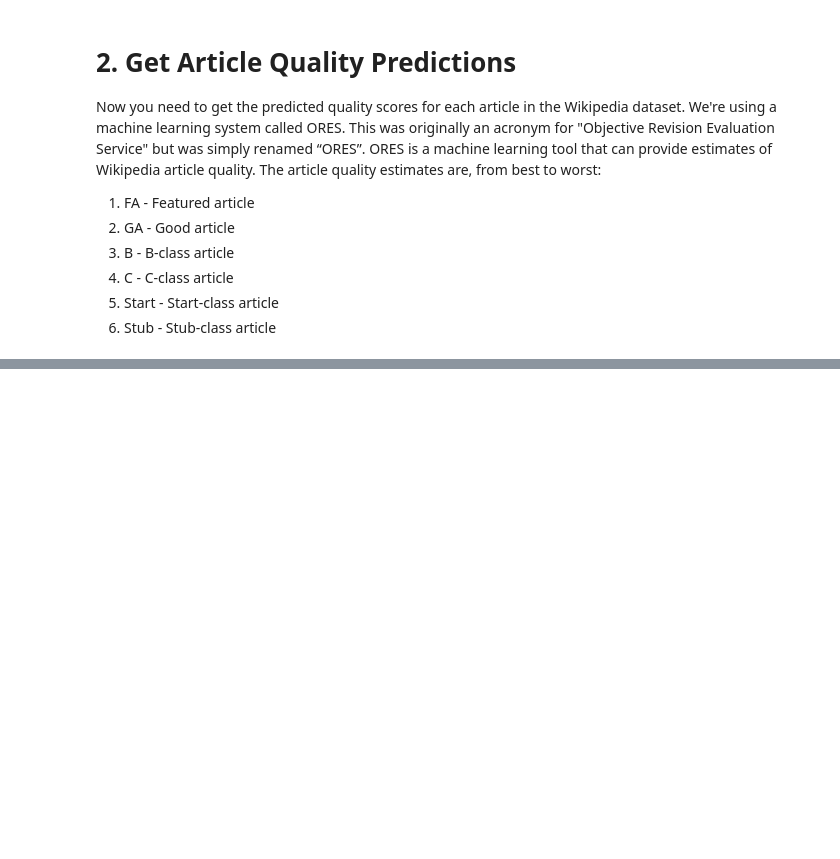
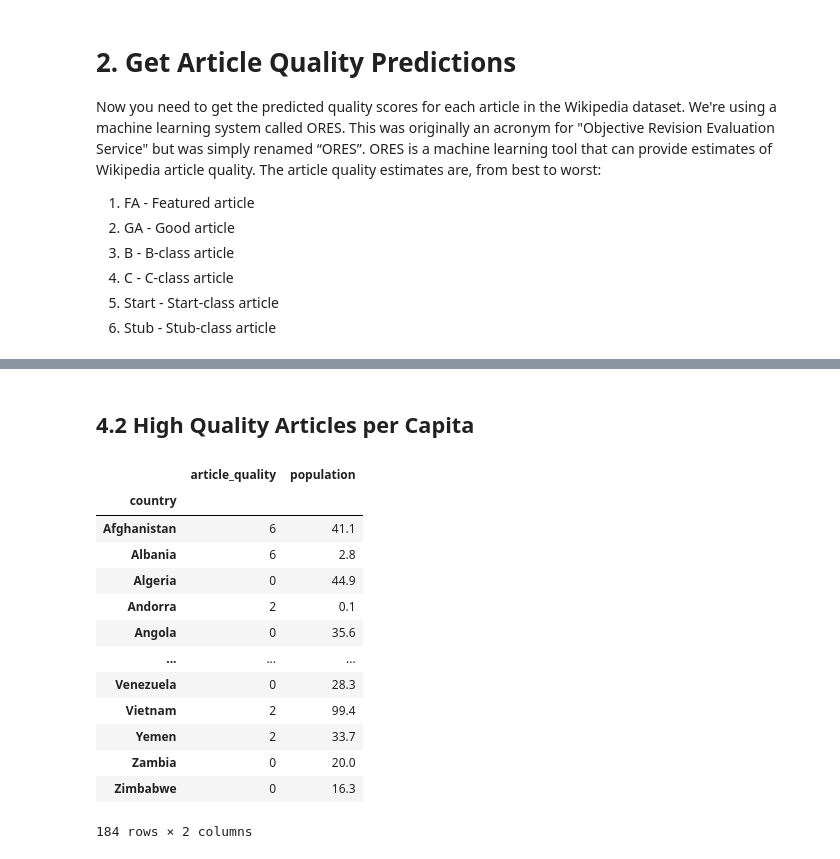
Before and after one commit to hbaghar/data-512-homework_2, a Jupyter notebook: HW2.ipynb, the cells around one changed output, grey strips where cells are left out. Drawn from its saved outputs; the diff is of its cells as text; code cells hidden in the pictures; blank space fills up the shorter version.

```diff
--- a/HW2.ipynb
+++ b/HW2.ipynb
@@ -268,0 +373,21 @@ articles.to_csv("articles.csv", index=False)
+# %% [markdown]
+## 4.2 High Quality Articles per Capita
+# %%
+high_qual_counts = lambda x: x[x.isin(["FA","GA"])].shape[0]
+high_quality_articles_by_country = combined_data.groupby("country").agg({"article_quality":high_qual_counts, "population":"max"})
+high_quality_articles_by_country
+# %% [output]
+|  | article_quality | population |
+| country |  |  |
+| Afghanistan | 6 | 41.1 |
+| Albania | 6 | 2.8 |
+| Algeria | 0 | 44.9 |
+| Andorra | 2 | 0.1 |
+| Angola | 0 | 35.6 |
+| ... | ... | ... |
+| Venezuela | 0 | 28.3 |
+| Vietnam | 2 | 99.4 |
+| Yemen | 2 | 33.7 |
+| Zambia | 0 | 20.0 |
+| Zimbabwe | 0 | 16.3 |
+184 rows × 2 columns
```
Also changed, not shown: parts of 27 cells of this notebook, 2 other files.
